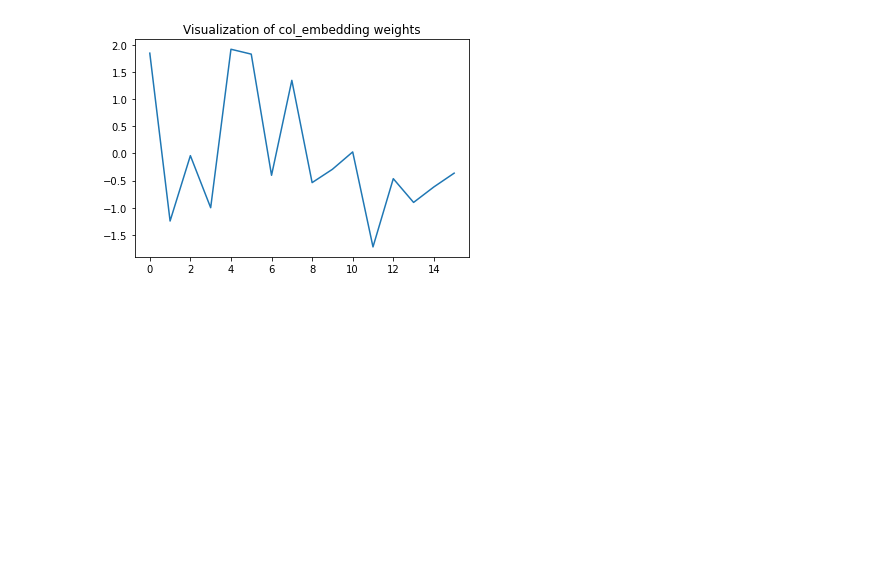
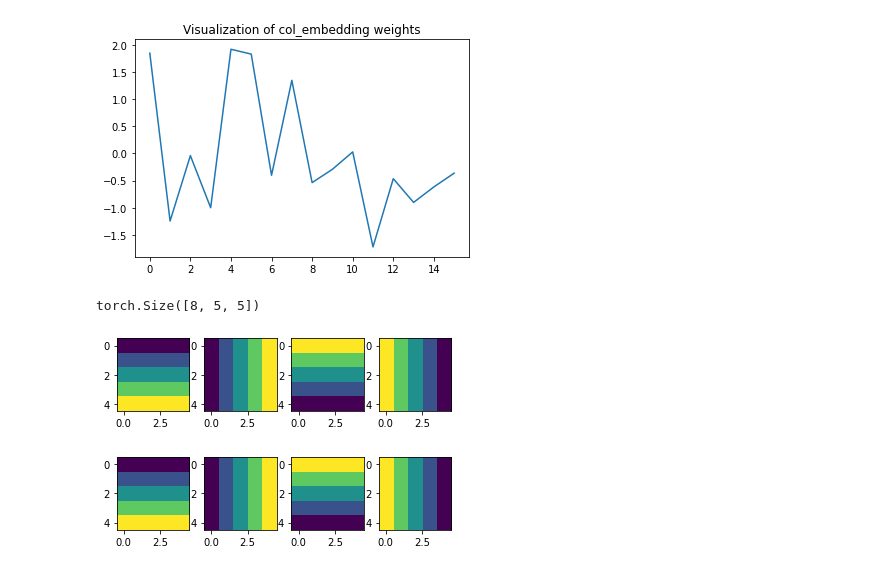
Before and after one commit to WouterBant/GEVit-DL2-Project, a Jupyter notebook: demo/demo_only_3_and_8.ipynb, the cells around one changed output. Saved outputs shown, nothing was run; the diff lists cells and outputs as text; code cells hidden in the pictures; blank space fills up the shorter version.

Commit message:
row/col_indices visualisation

```diff
--- a/demo/demo_only_3_and_8.ipynb
+++ b/demo/demo_only_3_and_8.ipynb
@@ -225,3 +219,12 @@ plt.title('Visualization of col_embedding weights')
 plt.show()
 # %% [output]
 [figure]
+# %%
+row_indices = module.lifting_self_attention.row_indices
+
+for i in range(8):
+    plt.subplot(2,4,i+1)
+    plt.imshow(row_indices[i])
+# %% [output]
+torch.Size([8, 5, 5])
+[figure, added]
```
Also changed, not shown: parts of 4 cells of this notebook.
